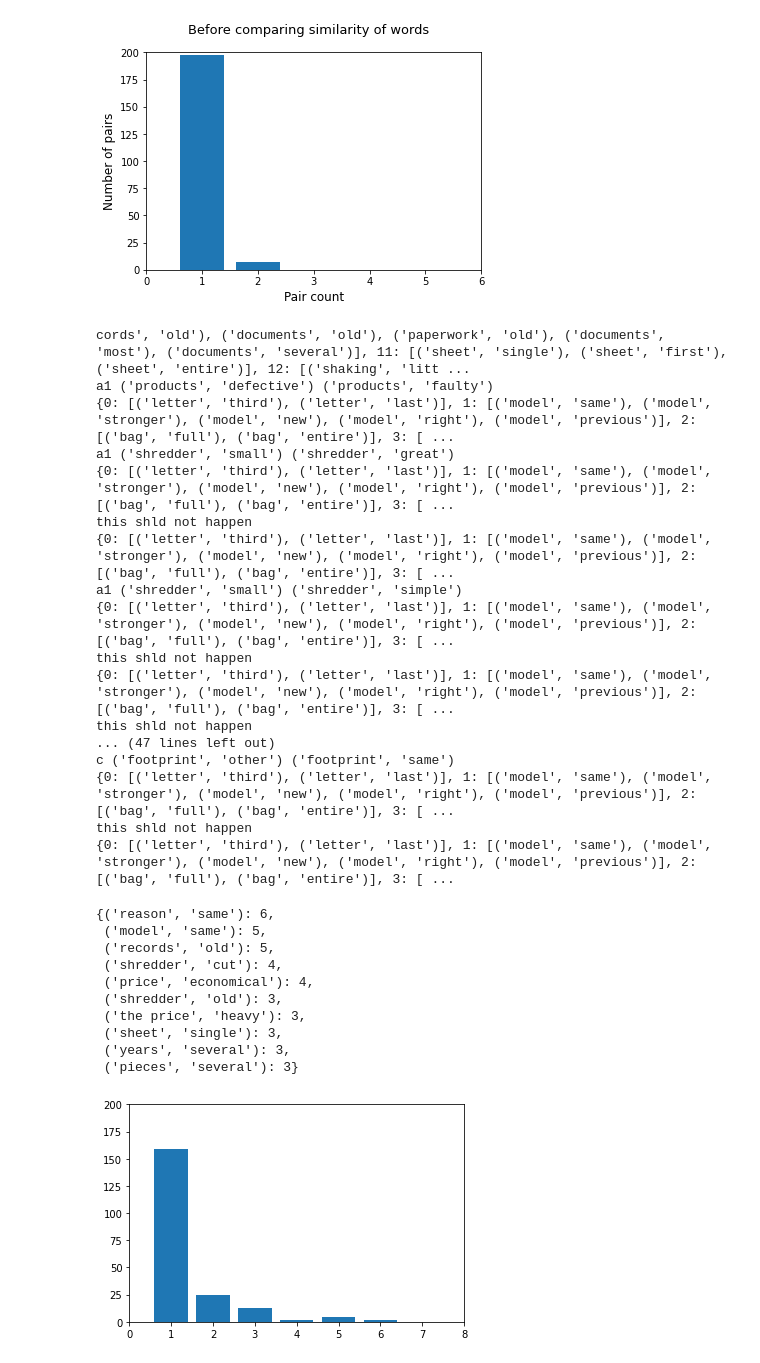
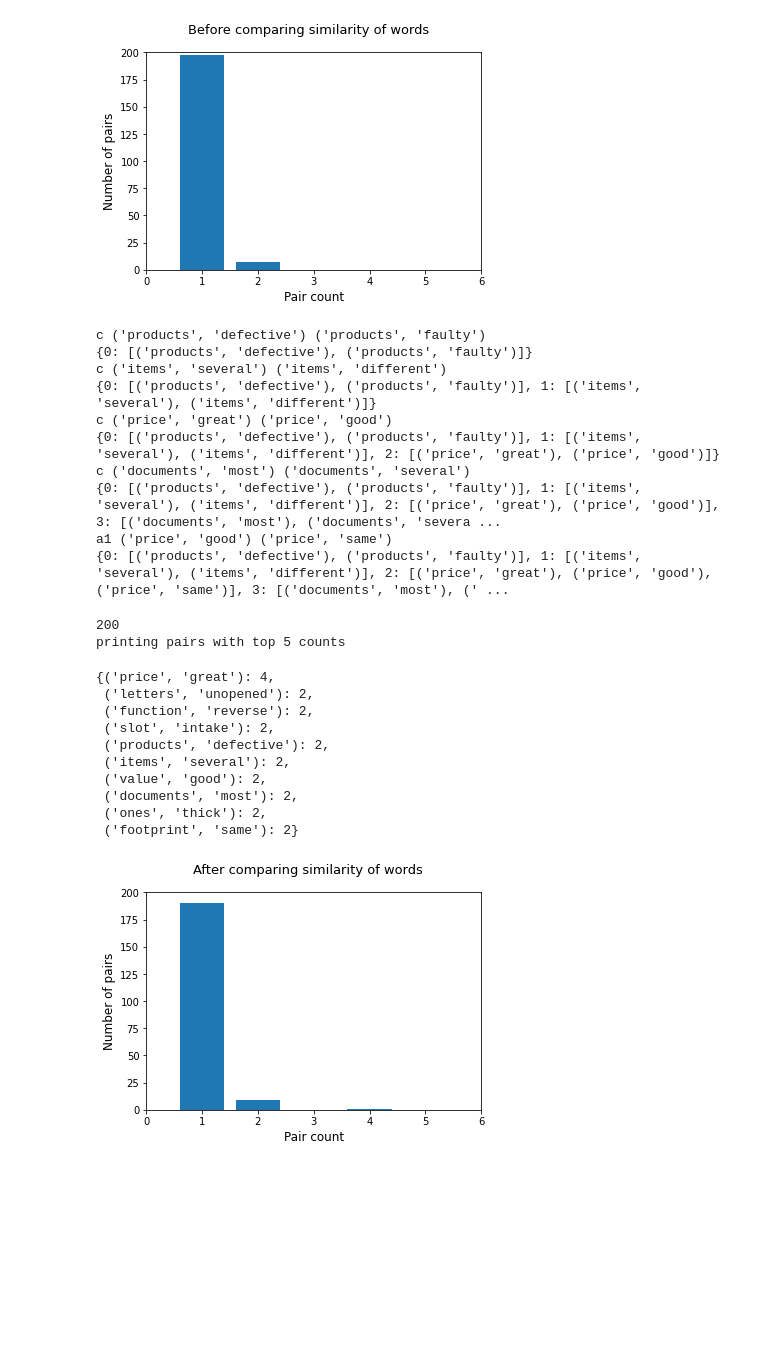
Before and after one commit to TanShengRong/CECZ4045, a Jupyter notebook: question_3_2/q3_2.ipynb, the cells around one changed output. Cells and saved outputs as stored; diff of their text form; code cells hidden in the pictures; blank space fills up the shorter version.

Commit message:
revert to 90% similarity

```diff
--- a/question_3_2/q3_2.ipynb
+++ b/question_3_2/q3_2.ipynb
@@ -102,7 +106,7 @@ for index, pair in enumerate(noun_adj_pairs):
             continue
         # make a pair using adj + noun/noun phrase,
         similarity = nlp(pair[1]+' '+pair[0]).similarity(nlp(pair2[1]+' '+pair2[0]))
-        if similarity > 0.85:
+        if similarity > 0.90:
             # print(pair, pair2)
             # check if pair/pair2 exists as values
             if find_val(pair) and not find_val(pair2):
@@ -121,23 +125,16 @@ for index, pair in enumerate(noun_adj_pairs):
                 print('this shld not happen')
             print(similar_pairs)
 # %% [output]
-cords', 'old'), ('documents', 'old'), ('paperwork', 'old'), ('documents', 'most'), ('documents', 'several')], 11: [('sheet', 'single'), ('sheet', 'first'), ('sheet', 'entire')], 12: [('shaking', 'litt ...
-a1 ('products', 'defective') ('products', 'faulty')
-{0: [('letter', 'third'), ('letter', 'last')], 1: [('model', 'same'), ('model', 'stronger'), ('model', 'new'), ('model', 'right'), ('model', 'previous')], 2: [('bag', 'full'), ('bag', 'entire')], 3: [ ...
-a1 ('shredder', 'small') ('shredder', 'great')
-{0: [('letter', 'third'), ('letter', 'last')], 1: [('model', 'same'), ('model', 'stronger'), ('model', 'new'), ('model', 'right'), ('model', 'previous')], 2: [('bag', 'full'), ('bag', 'entire')], 3: [ ...
-this shld not happen
-{0: [('letter', 'third'), ('letter', 'last')], 1: [('model', 'same'), ('model', 'stronger'), ('model', 'new'), ('model', 'right'), ('model', 'previous')], 2: [('bag', 'full'), ('bag', 'entire')], 3: [ ...
-a1 ('shredder', 'small') ('shredder', 'simple')
-{0: [('letter', 'third'), ('letter', 'last')], 1: [('model', 'same'), ('model', 'stronger'), ('model', 'new'), ('model', 'right'), ('model', 'previous')], 2: [('bag', 'full'), ('bag', 'entire')], 3: [ ...
-this shld not happen
-{0: [('letter', 'third'), ('letter', 'last')], 1: [('model', 'same'), ('model', 'stronger'), ('model', 'new'), ('model', 'right'), ('model', 'previous')], 2: [('bag', 'full'), ('bag', 'entire')], 3: [ ...
-this shld not happen
-... (47 lines left out)
-c ('footprint', 'other') ('footprint', 'same')
-{0: [('letter', 'third'), ('letter', 'last')], 1: [('model', 'same'), ('model', 'stronger'), ('model', 'new'), ('model', 'right'), ('model', 'previous')], 2: [('bag', 'full'), ('bag', 'entire')], 3: [ ...
-this shld not happen
-{0: [('letter', 'third'), ('letter', 'last')], 1: [('model', 'same'), ('model', 'stronger'), ('model', 'new'), ('model', 'right'), ('model', 'previous')], 2: [('bag', 'full'), ('bag', 'entire')], 3: [ ...
+c ('products', 'defective') ('products', 'faulty')
+{0: [('products', 'defective'), ('products', 'faulty')]}
+c ('items', 'several') ('items', 'different')
+{0: [('products', 'defective'), ('products', 'faulty')], 1: [('items', 'several'), ('items', 'different')]}
+c ('price', 'great') ('price', 'good')
+{0: [('products', 'defective'), ('products', 'faulty')], 1: [('items', 'several'), ('items', 'different')], 2: [('price', 'great'), ('price', 'good')]}
+c ('documents', 'most') ('documents', 'several')
+{0: [('products', 'defective'), ('products', 'faulty')], 1: [('items', 'several'), ('items', 'different')], 2: [('price', 'great'), ('price', 'good')], 3: [('documents', 'most'), ('documents', 'severa ...
+a1 ('price', 'good') ('price', 'same')
+{0: [('products', 'defective'), ('products', 'faulty')], 1: [('items', 'several'), ('items', 'different')], 2: [('price', 'great'), ('price', 'good'), ('price', 'same')], 3: [('documents', 'most'), (' ...
 # %%
 new_noun_adj_pairs = noun_adj_pairs.copy()
 for _, value in similar_pairs.items():
@@ -147,30 +144,39 @@ for _, value in similar_pairs.items():
             continue
         new_noun_adj_pairs[root] += new_noun_adj_pairs[val]
         del new_noun_adj_pairs[val]
+print(len(new_noun_adj_pairs))
+print('printing pairs with top 5 counts')
 new_top_5_noun_adj_pairs = dict(Counter(new_noun_adj_pairs).most_common(10))
 new_top_5_noun_adj_pairs
 # %% [output]
-{('reason', 'same'): 6,
- ('model', 'same'): 5,
- ('records', 'old'): 5,
- ('shredder', 'cut'): 4,
- ('price', 'economical'): 4,
- ('shredder', 'old'): 3,
- ('the price', 'heavy'): 3,
- ('sheet', 'single'): 3,
- ('years', 'several'): 3,
- ('pieces', 'several'): 3}
+200
+printing pairs with top 5 counts
+{('price', 'great'): 4,
+ ('letters', 'unopened'): 2,
+ ('function', 'reverse'): 2,
+ ('slot', 'intake'): 2,
+ ('products', 'defective'): 2,
+ ('items', 'several'): 2,
+ ('value', 'good'): 2,
+ ('documents', 'most'): 2,
+ ('ones', 'thick'): 2,
+ ('footprint', 'same'): 2}
 # %%
 %matplotlib inline
 new_pair_counts = {}
 for val in new_noun_adj_pairs.values():
     if val in new_pair_counts.keys():
         new_pair_counts[val] += 1
     else:
         new_pair_counts[val] = 1
 new_pair_counts
+fig = plt.figure()
 plt.bar(new_pair_counts.keys(), new_pair_counts.values())
-plt.axis([0, 8, 0, 200]) #xmin, xmax, ymin, ymax
-plt.show()
+plt.axis([0, 6, 0, 200]) #xmin, xmax, ymin, ymax
+fig.suptitle('After comparing similarity of words', fontsize=13)
+plt.xlabel('Pair count', fontsize=12)
+plt.ylabel('Number of pairs', fontsize=12)
+# plt.show()
+fig.savefig('after_similarity.jpg')
 # %% [output]
-[figure, old version]
+[figure, new version]
```
Also changed, not shown: parts of 1 cell of this notebook, 2 other files.
